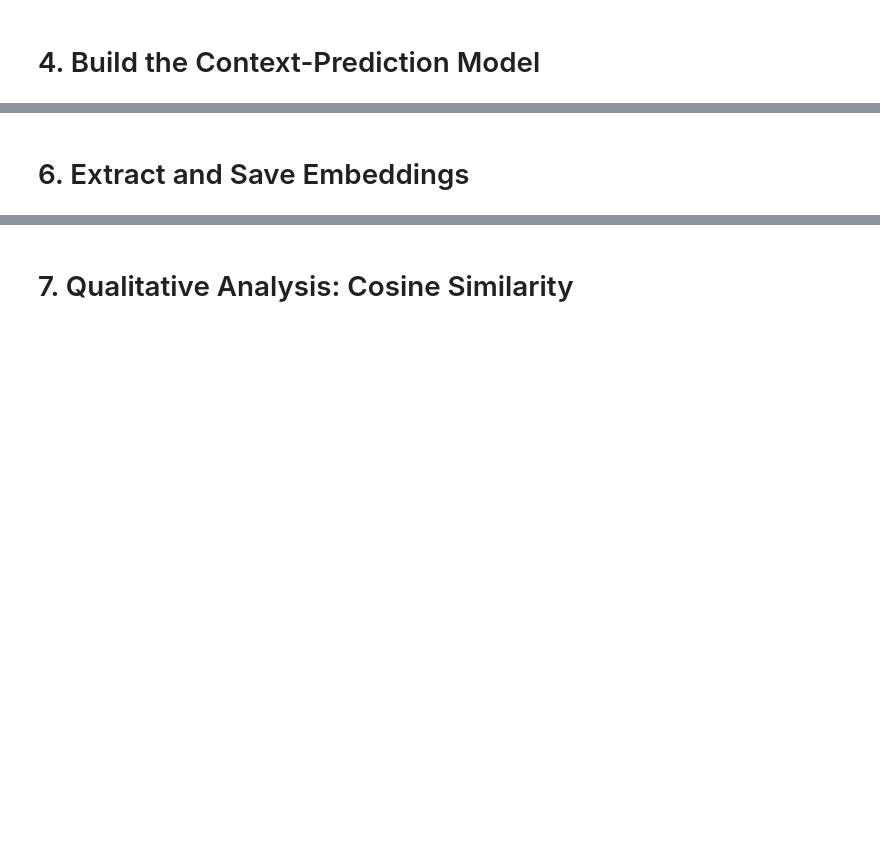
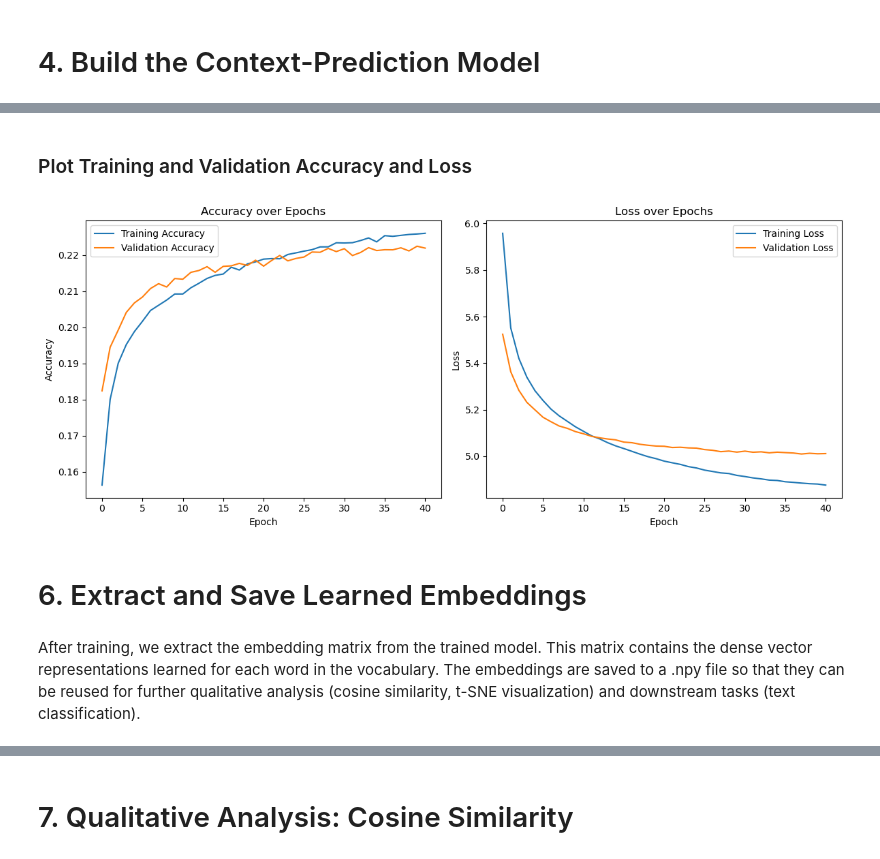
Before and after one commit to pappppx/Language-Modelling, a Jupyter notebook: main.ipynb, the cells around one changed output, grey strips where cells are left out. Drawn from its saved outputs; the diff is of its cells as text; code cells hidden in the pictures; blank space fills up the shorter version.

```diff
--- a/main.ipynb
+++ b/main.ipynb
@@ -84,10 +157,0 @@ model.summary()
-# %%
-batch_size = 128
-epochs = 5
-
-history = model.fit(
-    x_train, y_train,
-    validation_data=(x_val, y_val),
-    batch_size=batch_size,
-    epochs=epochs
-)
@@ -94,3 +204,36 @@ history = model.fit(
+# %% [markdown]
+### Plot Training and Validation Accuracy and Loss
+# %%
+import matplotlib.pyplot as plt
+
+# plot accuracy
+plt.figure(figsize=(12, 5))
+
+plt.subplot(1, 2, 1)
+plt.plot(history.history['accuracy'], label='Training Accuracy')
+plt.plot(history.history['val_accuracy'], label='Validation Accuracy')
+plt.title('Accuracy over Epochs')
+plt.xlabel('Epoch')
+plt.ylabel('Accuracy')
+plt.legend()
+
+# plot loss
+plt.subplot(1, 2, 2)
+plt.plot(history.history['loss'], label='Training Loss')
+plt.plot(history.history['val_loss'], label='Validation Loss')
+plt.title('Loss over Epochs')
+plt.xlabel('Epoch')
+plt.ylabel('Loss')
+plt.legend()
+
+plt.tight_layout()
+plt.show()
+# %% [output]
+[figure, added]
 # %% [markdown]
-# 6. Extract and Save Embeddings
+# 6. Extract and Save Learned Embeddings
+# %% [markdown]
+After training, we extract the embedding matrix from the trained model.
+This matrix contains the dense vector representations learned for each word in the vocabulary.
+The embeddings are saved to a .npy file so that they can be reused for further qualitative analysis (cosine similarity, t-SNE visualization) and downstream tasks (text classification).
 # %%
```
Also changed, not shown: parts of 30 cells of this notebook, 3 other files.
